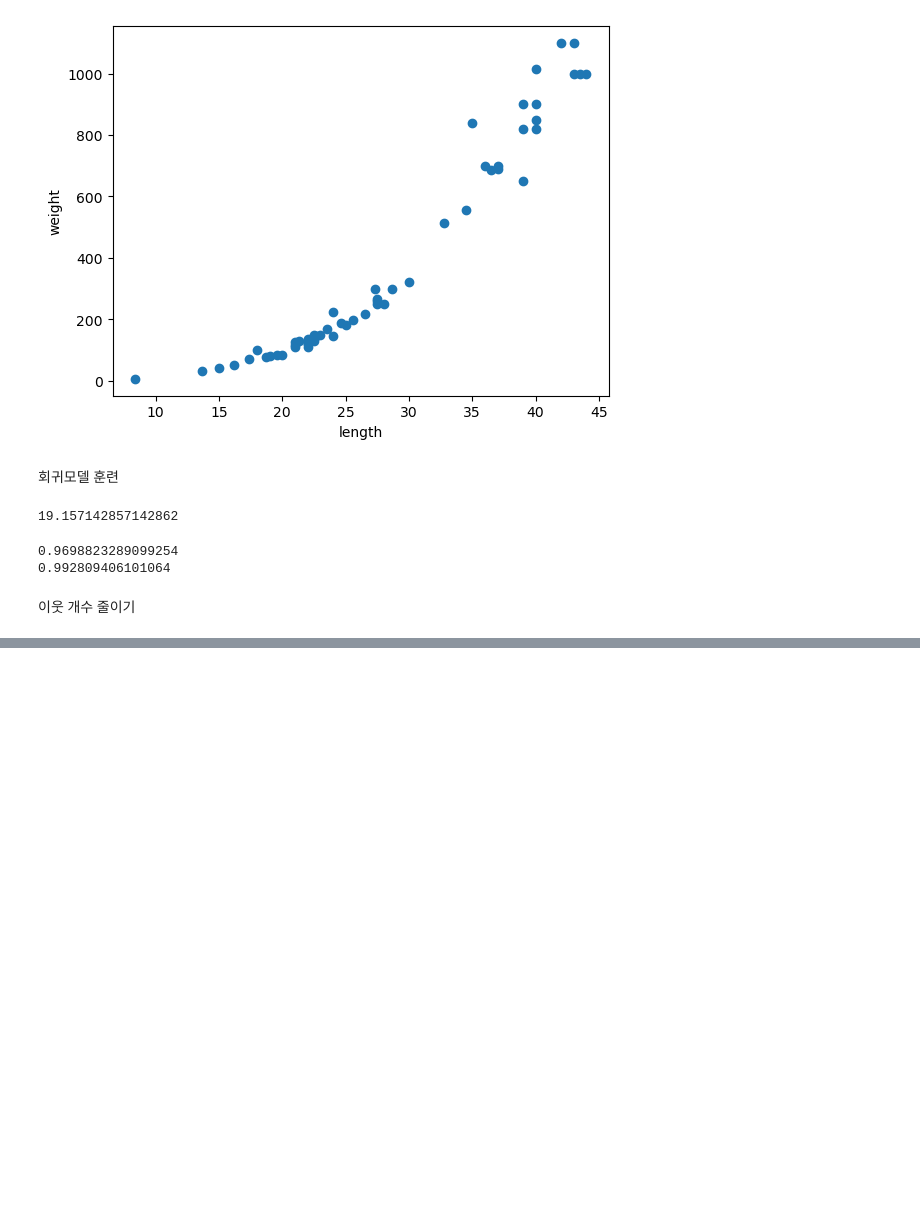
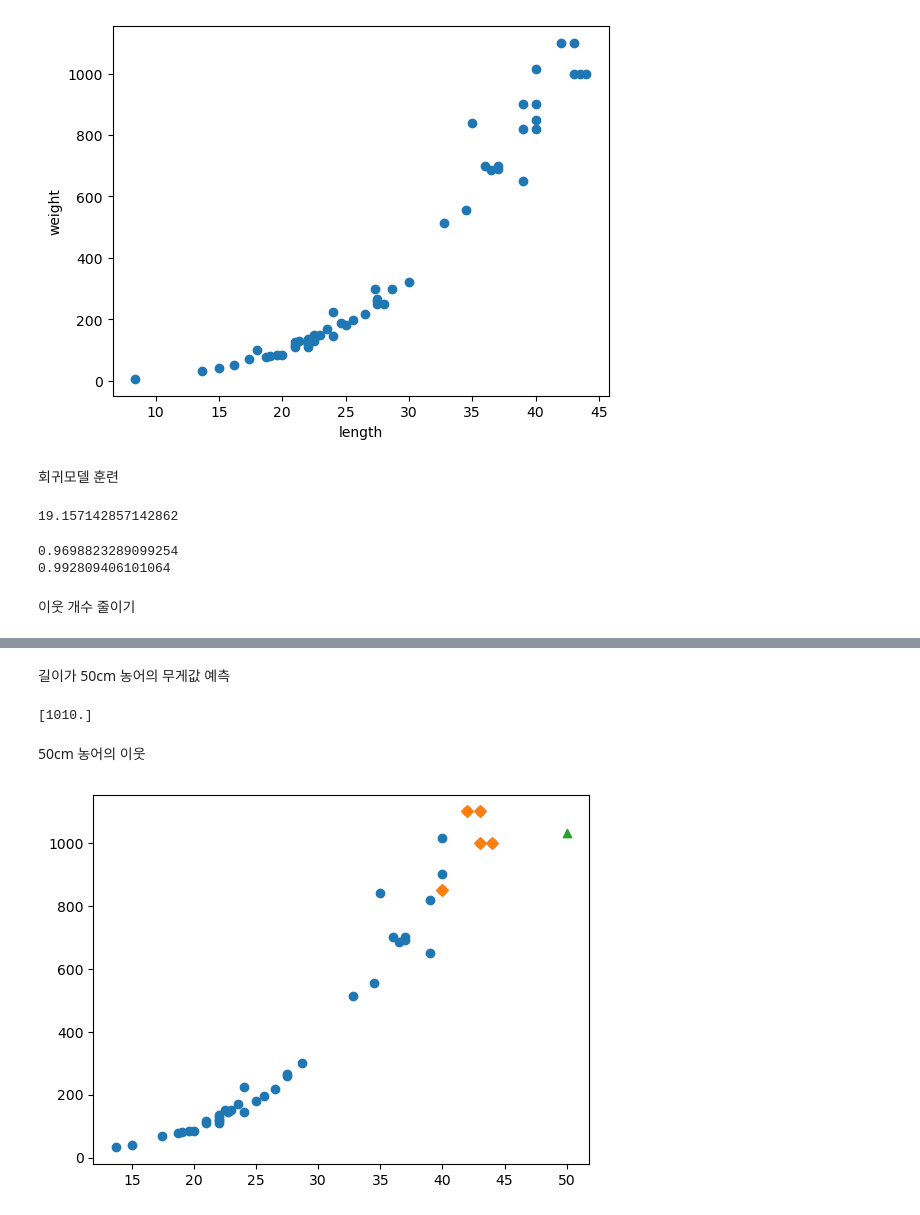
Before and after one commit to Hanhojjung/---_--, a Jupyter notebook: Knn(도미,빙어).ipynb, the cells around one changed output, grey strips where cells are left out. Drawn from its saved outputs; the diff is of its cells as text; code cells hidden in the pictures; blank space fills up the shorter version.

```diff
--- a/Knn(도미,빙어).ipynb
+++ b/Knn(도미,빙어).ipynb
@@ -296,0 +297,22 @@ print(knr.score(test_input,test_target))
+# %% [markdown]
+길이가 50cm 농어의 무게값 예측
+# %%
+print(knr.predict([[50]]))
+# %% [output]
+[1010.]
+# %% [markdown]
+50cm 농어의 이웃
+# %%
+#50cm. 농어의 이웃을 구합니다.
+distances, indexes = knr.kneighbors([[50]])
+
+# 훈련 세트의 산점도를 그립니다.
+plt.scatter(train_input, train_target)
+# 훈련 세트 중에서 이웃 샘플만 다시 그립니다.
+plt.scatter(train_input[indexes], train_target[indexes],
+            marker='D')
+#50cm 농어 데이터
+plt.scatter(50,1033,marker='^')
+plt.show()
+# %% [output]
+[figure, added]
```
Also changed, not shown: parts of 2 cells of this notebook, 1 other file.
